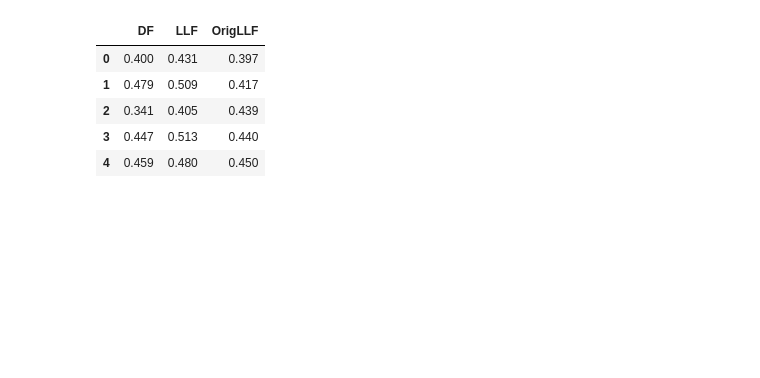
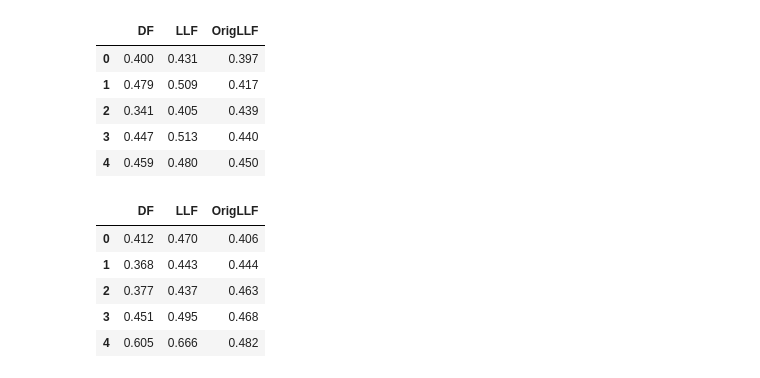
Before and after one commit to neurodata/lifelong-learning, a Jupyter notebook: jkl_test/plotting_jkl.ipynb, the cells around one changed output. Cells and saved outputs as stored; diff of their text form; code cells hidden in the pictures; blank space fills up the shorter version.

```diff
--- a/jkl_test/plotting_jkl.ipynb
+++ b/jkl_test/plotting_jkl.ipynb
@@ -18,6 +18,20 @@ scores.head()
 | 2 | 0.341 | 0.405 | 0.439 |
 | 3 | 0.447 | 0.513 | 0.440 |
 | 4 | 0.459 | 0.480 | 0.450 |
+# %%
+scores_ln = pd.read_csv('scores_ln.csv')
+DF_ln = 1-np.array(scores_ln['DF'])
+LLF_ln = 1-np.array(scores_ln['LLF'])
+OrigLLF_ln = 1-np.array(scores_ln['OrigLLF'])
+
+scores_ln.head()
+# %% [output]
+|  | DF | LLF | OrigLLF |
+| 0 | 0.412 | 0.470 | 0.406 |
+| 1 | 0.368 | 0.443 | 0.444 |
+| 2 | 0.377 | 0.437 | 0.463 |
+| 3 | 0.451 | 0.495 | 0.468 |
+| 4 | 0.605 | 0.666 | 0.482 |
 # %%
 sns.set()
 
```
Also changed, not shown: parts of 1 cell of this notebook, 3 other files.
